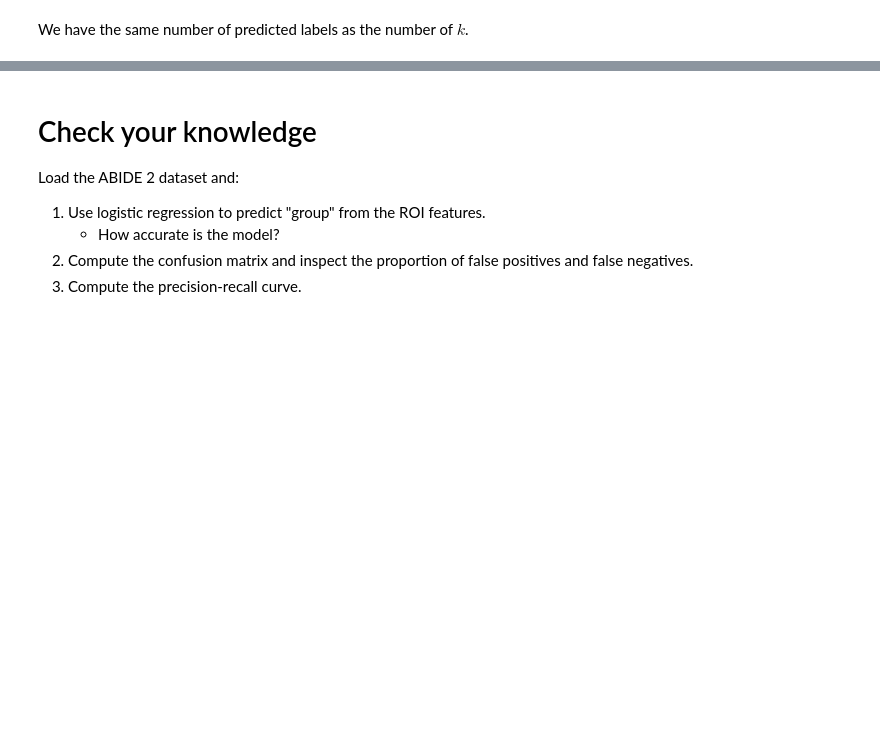
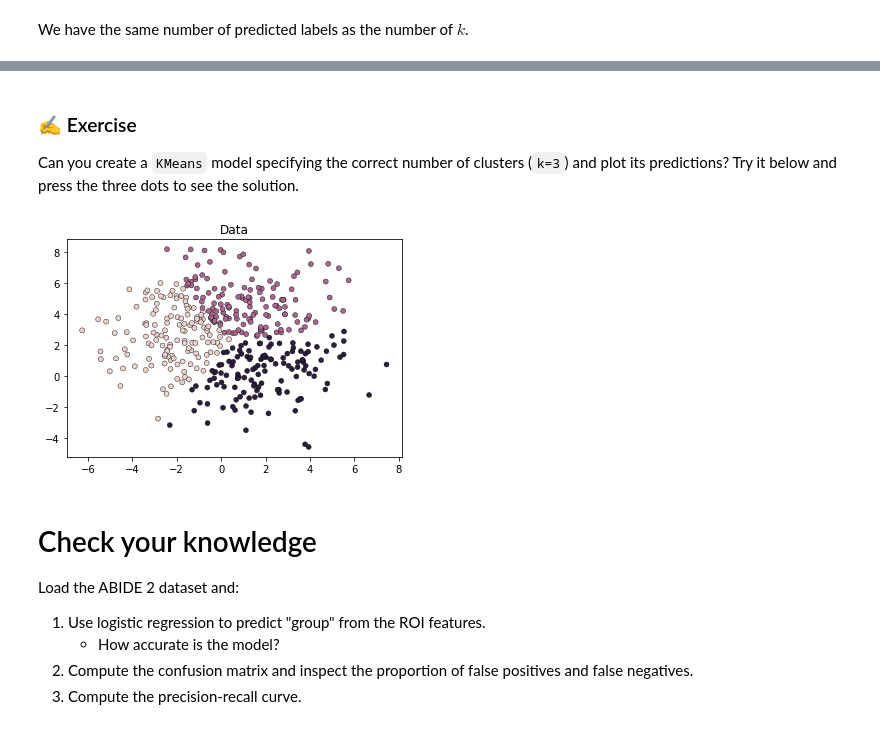
Before and after one commit to martinagvilas/ML-Vis-BrainHack-2021, a Jupyter notebook: notebooks/02-estimators.ipynb, the cells around one changed output, grey strips where cells are left out. Saved outputs shown, nothing was run; the diff lists cells and outputs as text; code cells hidden in the pictures; blank space fills up the shorter version.

```diff
--- a/notebooks/02-estimators.ipynb
+++ b/notebooks/02-estimators.ipynb
@@ -444,3 +433,26 @@ Can you try reproducing the code above running `KMeans` with `k=3`?
+# %% [markdown]
+### ✍️ Exercise
+
+Can you create a `KMeans` model specifying the correct number of clusters (`k=3`) and plot its predictions? Try it below and press the three dots to see the solution.
+# %%
+#Answer
+# Create model
+kmeans = KMeans(n_clusters=3)
+
+# Fit model
+kmeans = kmeans.fit(X, y)
+
+# Predict labels
+y_pred = kmeans.predict(X)
+
+# Plot predicted labels
+sns.scatterplot(
+    x=X[:, 0], y=X[:, 1], hue=y_pred,
+    marker='o', s=25, edgecolor='k', legend=False
+).set_title("Data")
+plt.show()
+# %% [output]
+[figure, added]
 # %% [markdown]
 # Check your knowledge
 
```
Also changed, not shown: parts of 23 cells of this notebook.
